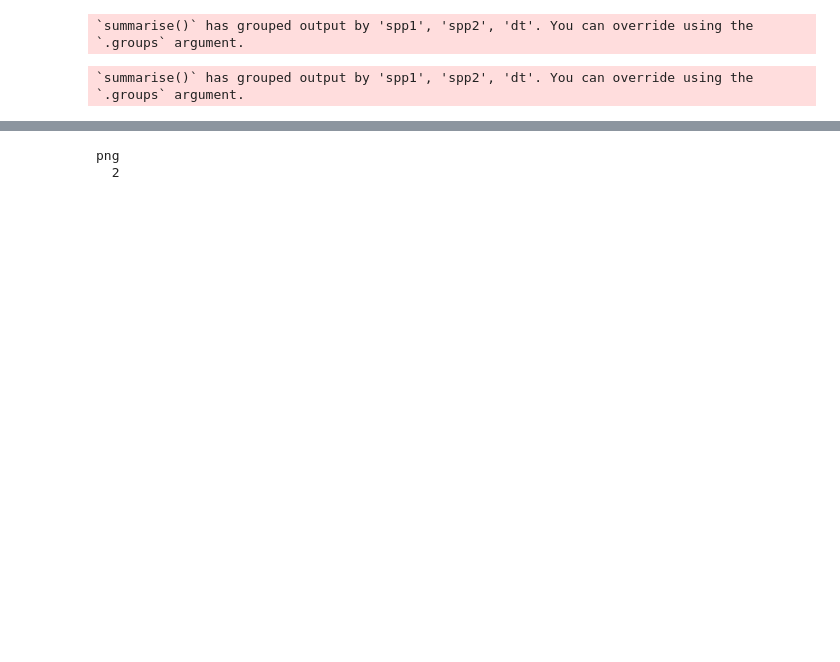
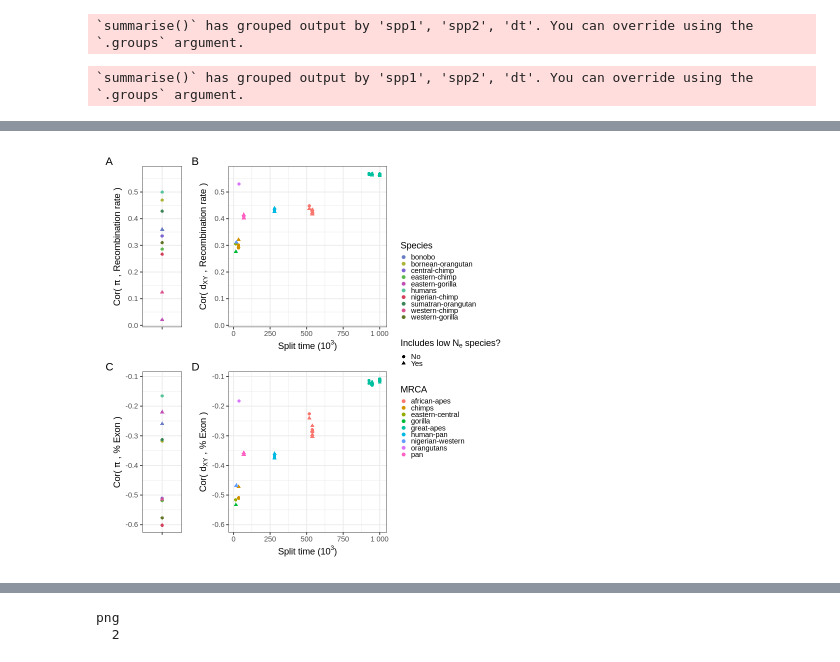
Before and after one commit to kr-colab/greatapes_sims, a Jupyter notebook: scripts/R/paper_figs.ipynb, the cells around one changed output, grey strips where cells are left out. Cells and saved outputs as stored; diff of their text form; code cells hidden in the pictures; blank space fills up the shorter version.

Commit message:
fixed ex overlap now accounts for accesibility

```diff
--- a/scripts/R/paper_figs.ipynb
+++ b/scripts/R/paper_figs.ipynb
@@ -227,0 +288,18 @@ ex_corr = read.table(csv_path_ex_correls, sep="\t", header=T, quote="")
+# %%
+plot_annotdxy_cov = function(df,ylims, annot="% Exon") {
+    lownelabs = c(`TRUE`="Yes", `FALSE`="No")
+    ne_spp = c("eastern-gorilla", "western-chimp", "bonobo")
+    df$zlowne = apply(df, 1, function(x) x[1] %in% ne_spp) | apply(df, 1, function(x) x[2] %in% ne_spp)
+    pal10col=c("#677cc3","#acb438","#7d63d1","#5ab64d","#bf4fb4","#57c39b","#d33e5a","#3b8455","#db518d","#627527")
+    pal09col=c("#cd8bc9","#9cb169","#9d4b6e","#cea14e","#45aecf","#cb4b2e","#94642e","#d4796f","#dd8336")
+    annot_dxy_corr = ggplot(df[df$spp1!=df$spp2,], aes(y=cov, x=dt, shape=zlowne, col=mrca)) +
+        geom_point() +
+        my_theme +
+        scale_shape_discrete(labels=lownelabs)+
+        labs(shape=bquote("Includes low "*N[e]*" species?"), col="MRCA", y=bquote("Cov("~d[XY]~","~.(annot)~")"))+
+        xlab(bquote("Split time ("*10^3*")"))+
+        scale_x_continuous(labels = label_number(scale = 1e-3))+
+        ylim(ylims)#+ theme(legend.position = 'bottom')
+    return(annot_dxy_corr)
+
+}
@@ -232,0 +359,5 @@ pidxy = fread(pidxy_path, header =T)
+# %%
+cor_rec = pidxy %>%
+    group_by(spp1,spp2,dt, mrca) %>%
+    summarise(cor= cor(value, mean_rec, method="pearson",use = "complete.obs"))
+    #do(cov(.$value, .$mean_rec, method="spearman"))
@@ -238,9 +371,9 @@ cov_rec = pidxy %>%
 # %% [output]
 `summarise()` has grouped output by 'spp1', 'spp2', 'dt'. You can override using the `.groups` argument.
 # %%
-cov_ex = pidxy %>%
+cor_ex = pidxy %>%
     group_by(spp1,spp2,dt, mrca) %>%
-    summarise(cov= cov(value, ex_overlap, method="spearman",use = "complete.obs"))
+    summarise(cor= cor(value, ex_overlap, method="pearson",use = "complete.obs"))
     #do(cov(.$value, .$mean_rec, method="spearman"))
 # %% [output]
 `summarise()` has grouped output by 'spp1', 'spp2', 'dt'. You can override using the `.groups` argument.
@@ -288,2 +411,10 @@ wrap_plots(c(p2s,p1s), widths=c(1,4), nrow=2, guides="collect")+
 # %%
 ggsave(filename=paste0(outpath,"cov-pidxy-annot_data.pdf"), width = 6.5, height = 6, scale=1.25, units = "in", dpi=300)
+# %%
+p1s=plot_annot_cor(cor_ex, c(min(cor_ex$cor),max(cor_ex$cor)))
+p2s=plot_annot_cor(cor_rec, c(min(cor_rec$cor),max(cor_rec$cor)), annot="Recombination rate")
+wrap_plots(c(p2s,p1s), widths=c(1,4), nrow=2, guides="collect")+
+  plot_annotation(tag_levels = 'A')
+ggsave(filename=paste0(outpath,"cor-pidxy-annot_data.pdf"), width = 6.5, height = 6, scale=1.25, units = "in", dpi=300)
+# %% [output]
+[figure, added]
```
Also changed, not shown: parts of 72 cells of this notebook, 1 other file.
